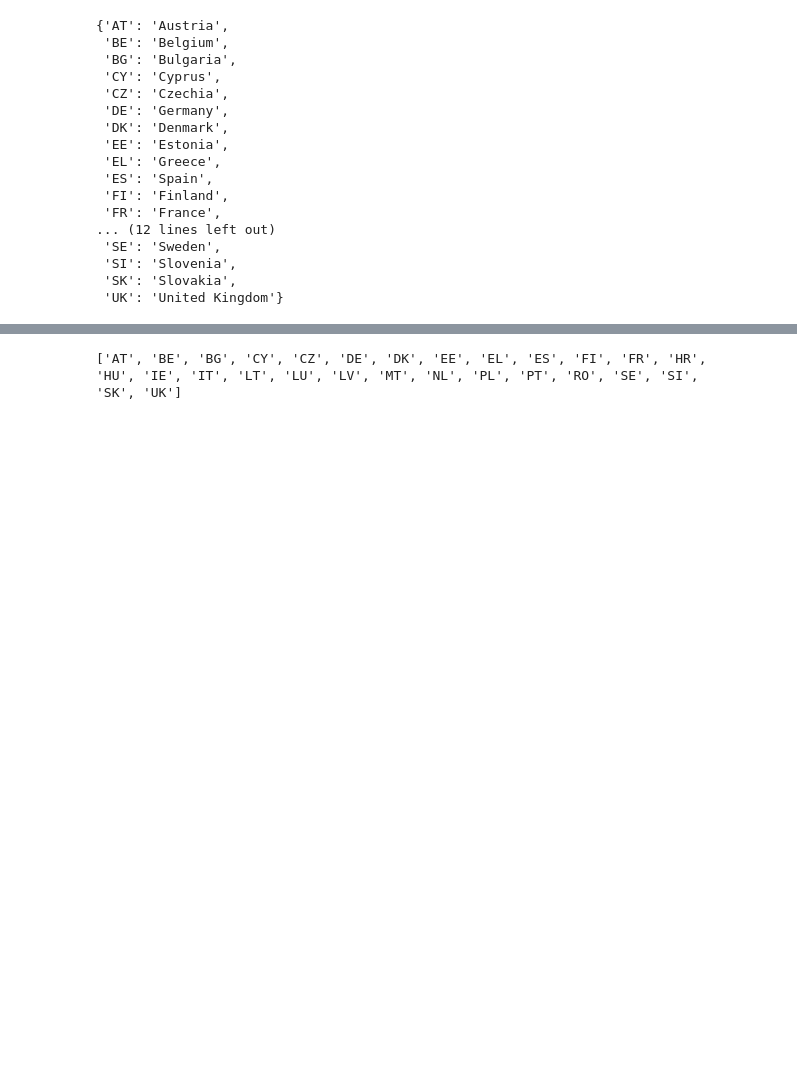
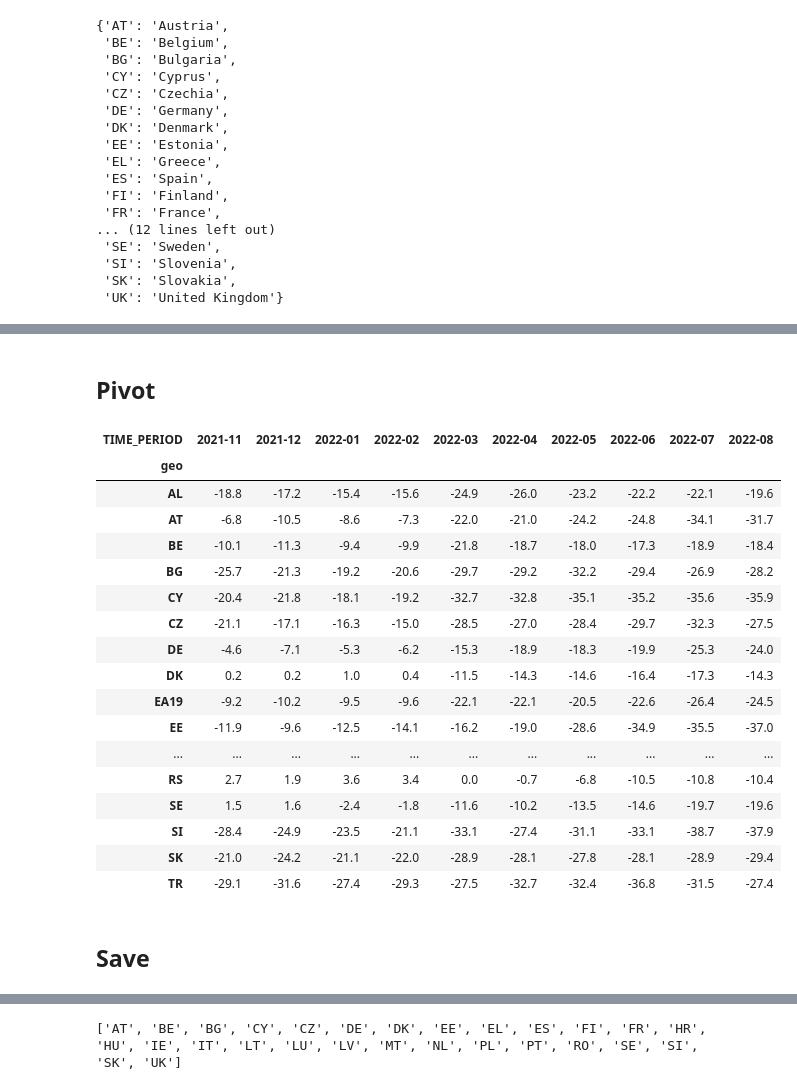
Before and after one commit to ckauth/eurostat_python_intro, a Jupyter notebook: 03_DataTypes.ipynb, the cells around one changed output, grey strips where cells are left out. Cells and saved outputs as stored; diff of their text form; code cells hidden in the pictures; blank space fills up the shorter version.

```diff
--- a/03_DataTypes.ipynb
+++ b/03_DataTypes.ipynb
@@ -1251,0 +1288,3 @@ countries_names
+# %%
+filename = "ei_bsco_m_page_linear.csv"
+df = pd.read_csv(filename)
@@ -1251,0 +1350,27 @@ countries_names
+# %% [markdown]
+## Pivot
+# %%
+df.pivot(index='geo',
+         columns='TIME_PERIOD',
+         values='OBS_VALUE')
+# %% [output]
+| TIME_PERIOD | 2021-11 | 2021-12 | 2022-01 | 2022-02 | 2022-03 | 2022-04 | 2022-05 | 2022-06 | 2022-07 | 2022-08 |
+| geo |  |  |  |  |  |  |  |  |  |  |
+| AL | -18.8 | -17.2 | -15.4 | -15.6 | -24.9 | -26.0 | -23.2 | -22.2 | -22.1 | -19.6 |
+| AT | -6.8 | -10.5 | -8.6 | -7.3 | -22.0 | -21.0 | -24.2 | -24.8 | -34.1 | -31.7 |
+| BE | -10.1 | -11.3 | -9.4 | -9.9 | -21.8 | -18.7 | -18.0 | -17.3 | -18.9 | -18.4 |
+| BG | -25.7 | -21.3 | -19.2 | -20.6 | -29.7 | -29.2 | -32.2 | -29.4 | -26.9 | -28.2 |
+| CY | -20.4 | -21.8 | -18.1 | -19.2 | -32.7 | -32.8 | -35.1 | -35.2 | -35.6 | -35.9 |
+| CZ | -21.1 | -17.1 | -16.3 | -15.0 | -28.5 | -27.0 | -28.4 | -29.7 | -32.3 | -27.5 |
+| DE | -4.6 | -7.1 | -5.3 | -6.2 | -15.3 | -18.9 | -18.3 | -19.9 | -25.3 | -24.0 |
+| DK | 0.2 | 0.2 | 1.0 | 0.4 | -11.5 | -14.3 | -14.6 | -16.4 | -17.3 | -14.3 |
+| EA19 | -9.2 | -10.2 | -9.5 | -9.6 | -22.1 | -22.1 | -20.5 | -22.6 | -26.4 | -24.5 |
+| EE | -11.9 | -9.6 | -12.5 | -14.1 | -16.2 | -19.0 | -28.6 | -34.9 | -35.5 | -37.0 |
+| ... | ... | ... | ... | ... | ... | ... | ... | ... | ... | ... |
+| RS | 2.7 | 1.9 | 3.6 | 3.4 | 0.0 | -0.7 | -6.8 | -10.5 | -10.8 | -10.4 |
+| SE | 1.5 | 1.6 | -2.4 | -1.8 | -11.6 | -10.2 | -13.5 | -14.6 | -19.7 | -19.6 |
+| SI | -28.4 | -24.9 | -23.5 | -21.1 | -33.1 | -27.4 | -31.1 | -33.1 | -38.7 | -37.9 |
+| SK | -21.0 | -24.2 | -21.1 | -22.0 | -28.9 | -28.1 | -27.8 | -28.1 | -28.9 | -29.4 |
+| TR | -29.1 | -31.6 | -27.4 | -29.3 | -27.5 | -32.7 | -32.4 | -36.8 | -31.5 | -27.4 |
+# %% [markdown]
+## Save
```
Also changed, not shown: parts of 55 cells of this notebook, 2 other files.
